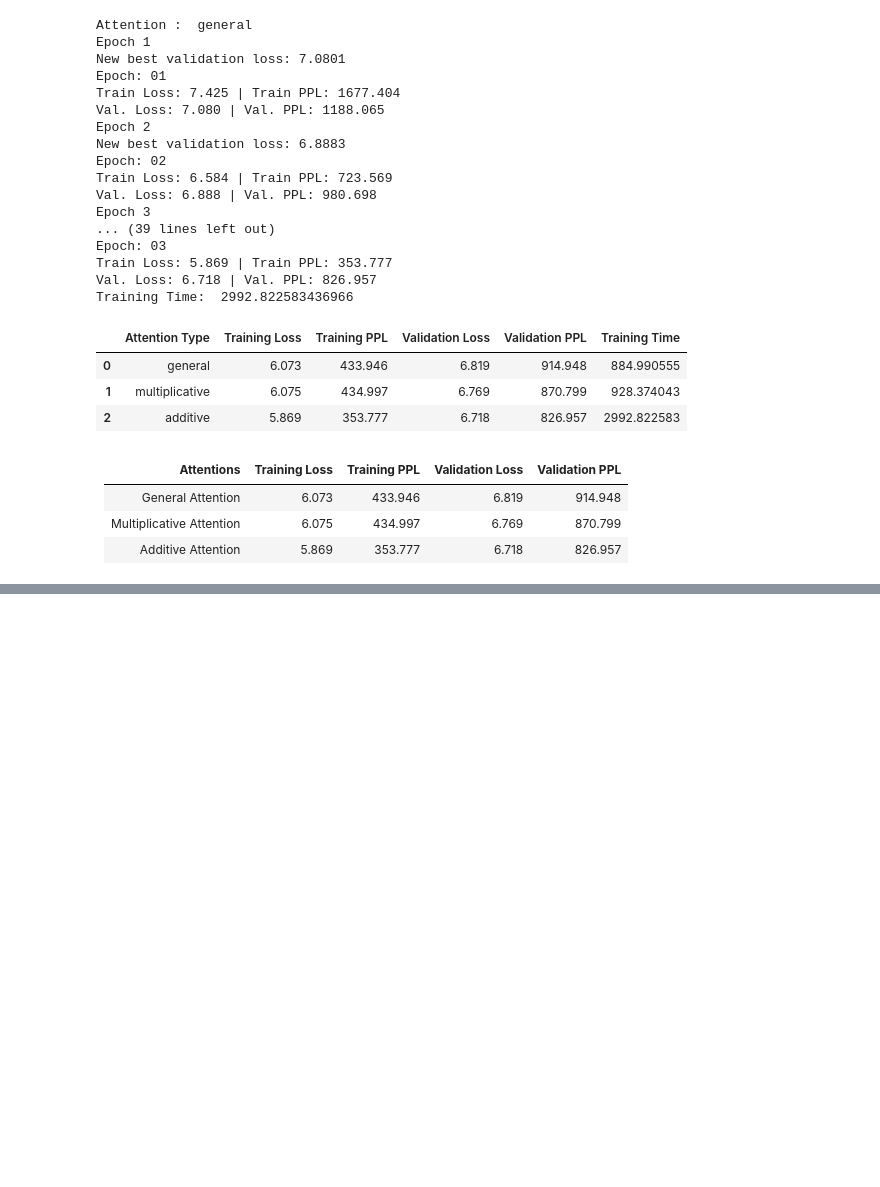
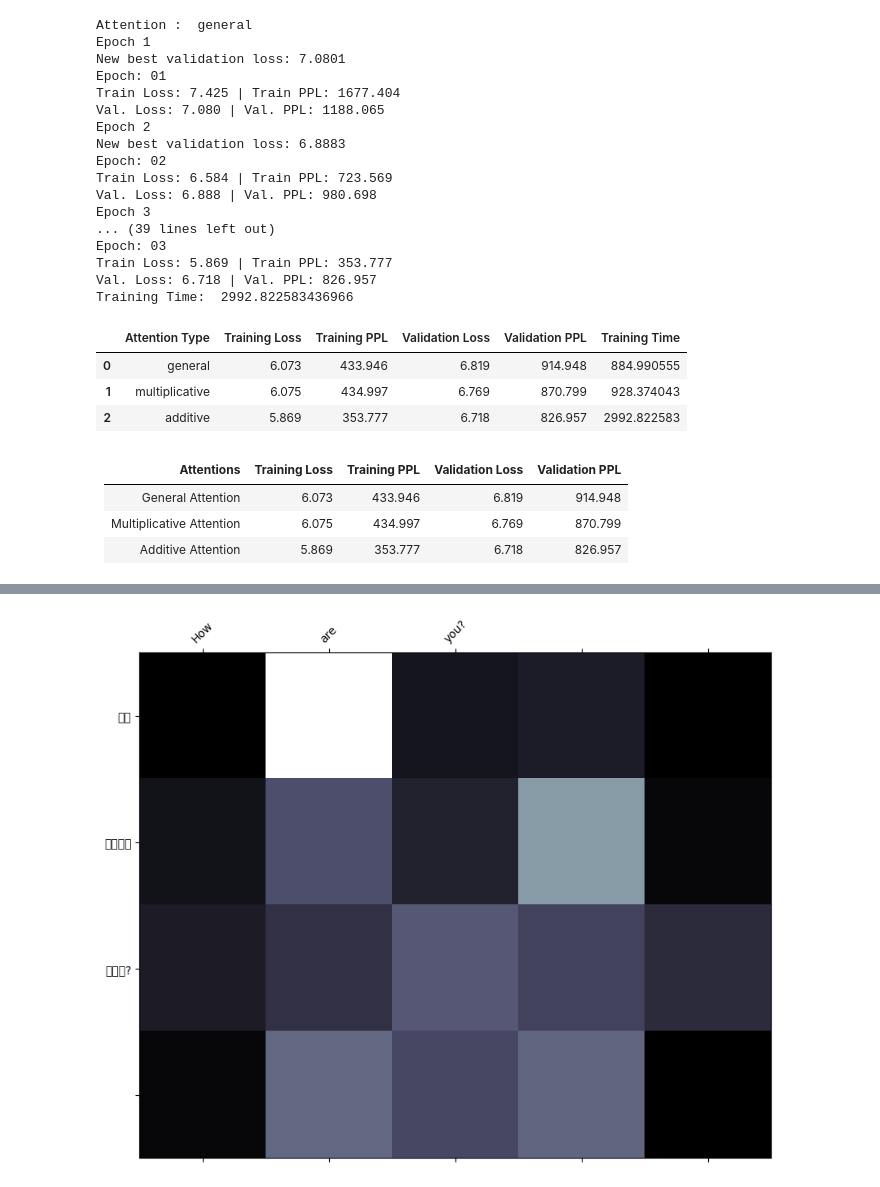
Before and after one commit to Suryansh2204/AIT-NLP-Assignment3, a Jupyter notebook: notebook/MT + Transformer.ipynb, the cells around one changed output, grey strips where cells are left out. Saved outputs shown, nothing was run; the diff lists cells and outputs as text; code cells hidden in the pictures; blank space fills up the shorter version.

```diff
--- a/notebook/MT + Transformer.ipynb
+++ b/notebook/MT + Transformer.ipynb
@@ -709,0 +736,5 @@ results_df
+# %%
+with open('../app/server/models/src_tokenizer.pkl', 'rb') as f:
+    loaded_trg_tokenizer = pickle.load(f)
+# %%
+sample = ["How are you?", "आप कैसे हैं?"]
@@ -709,0 +772,33 @@ results_df
+# %%
+def show_attention(model):
+    with torch.no_grad():
+        # Tokenize
+        src_tokens = torch.tensor([src_tokenizer.encode(sample[0])]).to(device)
+        trg_tokens = torch.tensor([trg_tokenizer.encode(sample[1])]).to(device)
+
+        # Get model output and attention
+        output, attention_weights = model(src_tokens, trg_tokens[:,:-1])
+
+        # Get last layer attention
+        if isinstance(attention_weights, list):
+            last_layer_attention = attention_weights[-1]
+        else:
+            last_layer_attention = attention_weights
+
+        # Get first head's attention from first batch
+        attention = last_layer_attention[0, 0].cpu().numpy()
+
+        # Get tokens
+        src_tokens_list = src_tokenizer.encode(sample[0])
+        trg_tokens_list = trg_tokenizer.encode(sample[1])
+
+        # Convert token IDs to text
+        src_tokens_text = [src_tokenizer.decode([token]) for token in src_tokens_list]
+        trg_tokens_text = [trg_tokenizer.decode([token]) for token in trg_tokens_list]
+
+        # Remove special tokens
+        src_tokens_text = [t for t in src_tokens_text if t not in ['<pad>', '<sos>', '<eos>', '']]
+        trg_tokens_text = [t for t in trg_tokens_text if t not in ['<pad>', '<sos>', '<eos>', '']]
+
+        # Display attention for general model
+        display_attention(sample[0], sample[1], attention)
@@ -709,0 +808,7 @@ results_df
+# %%
+with open('../app/server/models/model-general.pkl', 'rb') as f:
+    loaded_model = pickle.load(f)
+# %%
+show_attention(loaded_model)
+# %% [output]
+[figure, added]
```
Also changed, not shown: parts of 10 cells of this notebook.
